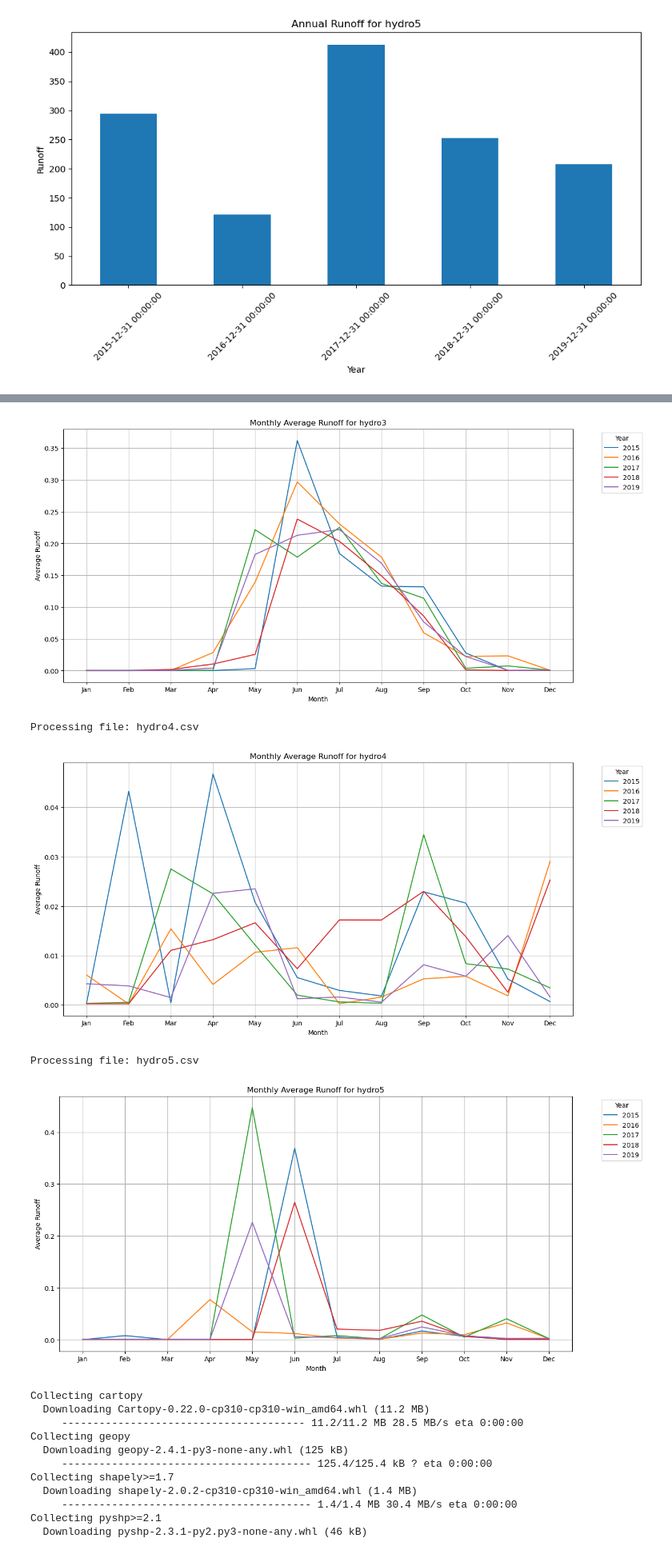
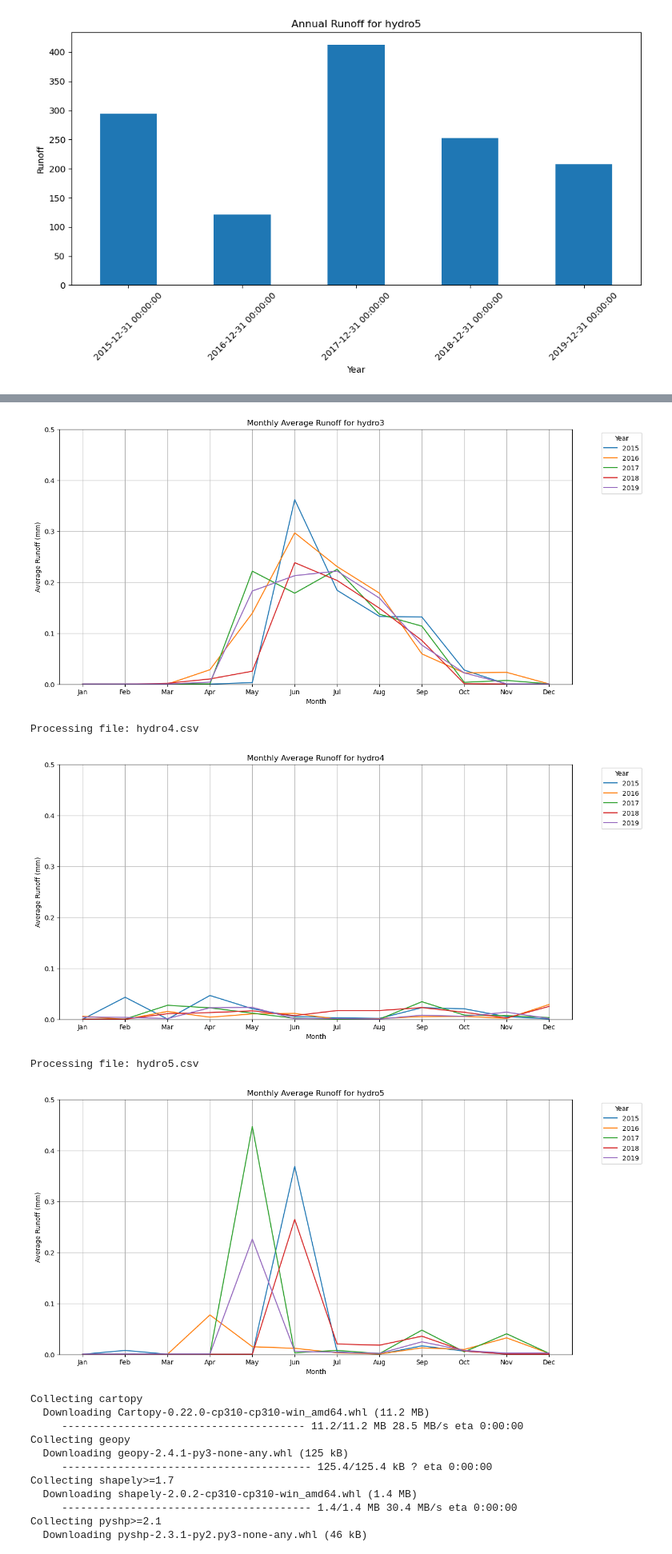
Before and after one commit to giooms/RREH_thesis, a Jupyter notebook: scripts/helper/hydro_analysis.ipynb, the cells around one changed output, grey strips where cells are left out. Shown at 80% size. Drawn from its saved outputs; the diff is of its cells as text; code cells hidden in the pictures.

```diff
--- a/scripts/helper/hydro_analysis.ipynb
+++ b/scripts/helper/hydro_analysis.ipynb
@@ -6,7 +4,7 @@ import matplotlib.pyplot as plt
 import os
 
 # Define the directory where the CSV files are stored
-input_dir = r'C:\Users\gille\OneDrive\Documents\Travail\HEC-University\Master_2\Master Thesis\Code\hydro_data\MAR_24\csv'
+input_dir = '../../data/hydro'
 
 def analyze_runoff(file_path):
     # Load the CSV file
@@ -25,8 +23,9 @@ def analyze_runoff(file_path):
     for location in df['NAME'].unique():
         df_location = df[df['NAME'] == location]
         plt.figure(figsize=(10, 6))
-        df_location['RUNOFF'].plot(title=f'Runoff Over Time for {location}')
-        plt.ylabel('Runoff')
+        ax = df_location['RUNOFF'].plot(title=f'Runoff Over Time for {location}')
+        ax.set_ylabel('Runoff')
+        ax.set_ylim(0, 13)  # Set the y-axis range from 0 to 13
         plt.show()
 
         # Print summary statistics for runoff
@@ -112,7 +111,7 @@ import matplotlib.pyplot as plt
 import os
 
 # Define the directory where the CSV files are stored
-input_dir = r'C:\Users\gille\OneDrive\Documents\Travail\HEC-University\Master_2\Master Thesis\Code\hydro_data\MAR_24\csv'
+input_dir = '../../data/hydro'
 
 # Loop over each CSV file in the directory to analyze and plot annual runoff
 for filename in os.listdir(input_dir):
@@ -165,7 +164,7 @@ import matplotlib.pyplot as plt
 import os
 
 # Define the directory where the CSV files are stored
-input_dir = r'C:\Users\gille\OneDrive\Documents\Travail\HEC-University\Master_2\Master Thesis\Code\hydro_data\MAR_24\csv'
+input_dir = '../../data/hydro'
 
 # Loop over each CSV file in the directory to analyze and plot monthly average runoff per year
 for filename in os.listdir(input_dir):
@@ -197,13 +196,14 @@ for filename in os.listdir(input_dir):
 
         plt.title(f'Monthly Average Runoff for {filename[:-4]}')  # Remove .csv for title
         plt.xlabel('Month')
-        plt.ylabel('Average Runoff')
+        plt.ylabel('Average Runoff (mm)')
         plt.legend(title='Year', bbox_to_anchor=(1.05, 1), loc='upper left')
         plt.xticks(range(1, 13), ['Jan', 'Feb', 'Mar', 'Apr', 'May', 'Jun', 'Jul', 'Aug', 'Sep', 'Oct', 'Nov', 'Dec'])
         plt.grid(True)
+        plt.ylim(0, 0.5)  # Set the y-axis range from 0 to 0.5
 
         plt.show()  # Or show the plot interactively
 
-        plt.close()
+        plt.close()  # Close the plot to free memory for the next iteration
 # %% [output]
 Processing file: hydro1.csv
@@ -213,9 +213,9 @@ Processing file: hydro2.csv
 Processing file: hydro3.csv
-[figure, old version]
+[figure, new version]
 Processing file: hydro4.csv
-[figure, old version]
+[figure, new version]
 Processing file: hydro5.csv
-[figure, old version]
+[figure, new version]
 # %%
 pip install cartopy geopy
 # %% [output]
```
Also changed, not shown: parts of 4 cells of this notebook, 4 other files.
